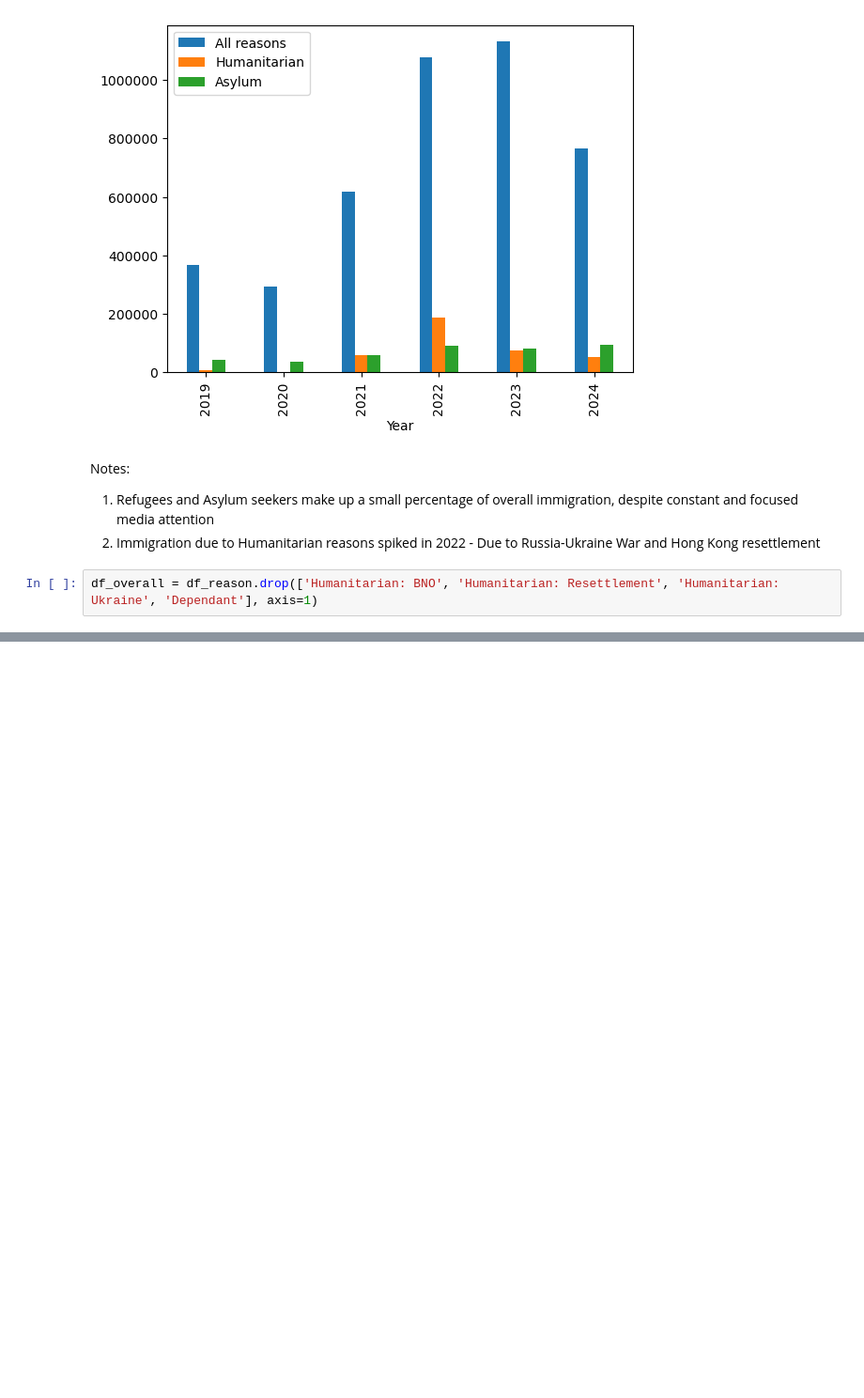
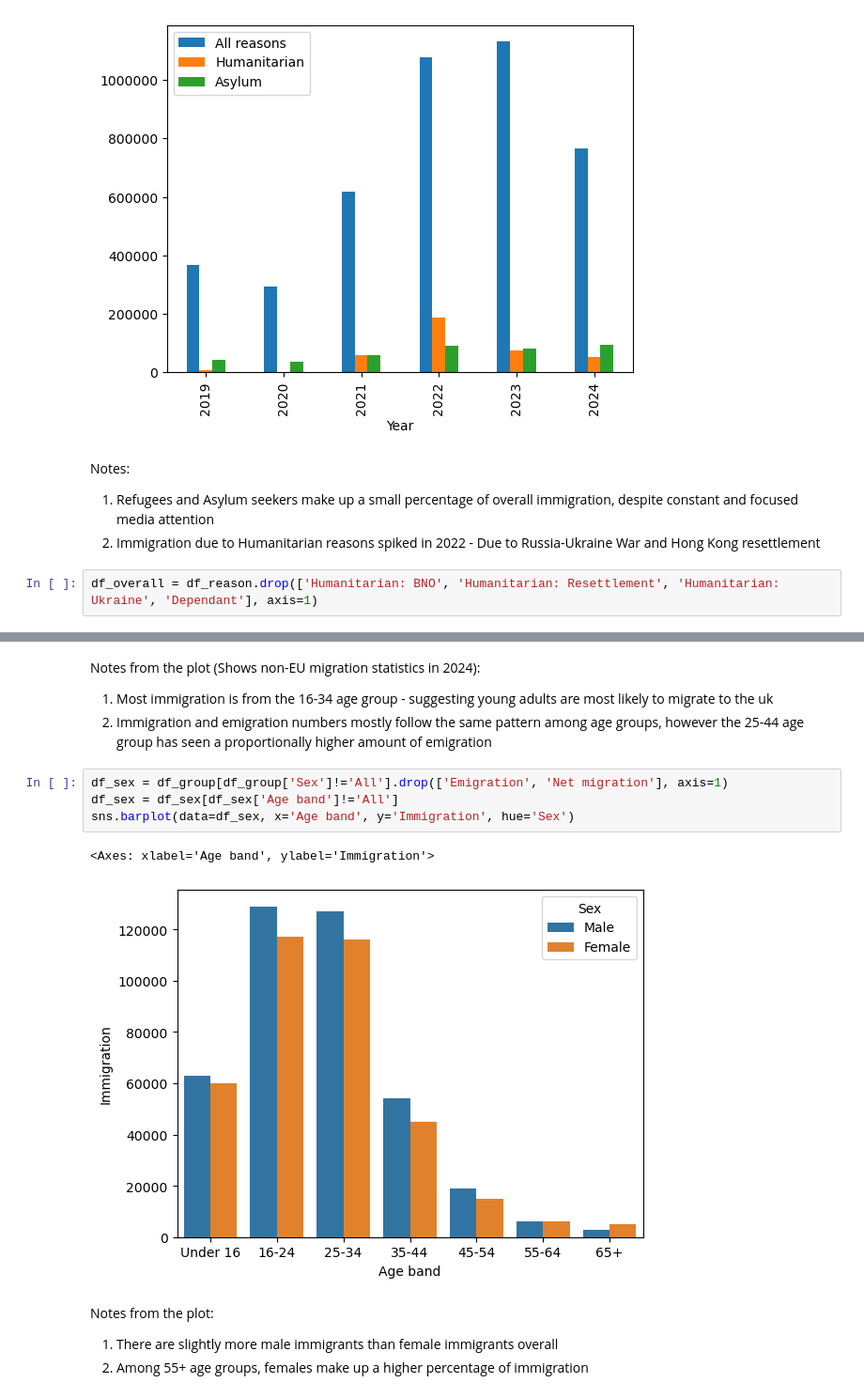
Before and after one commit to esencela/uk-immigration-data-analysis, a Jupyter notebook: notebooks/ltim-exploratory-data-analysis.ipynb, the cells around one changed output, grey strips where cells are left out. Shown at 94% size. Saved outputs shown, nothing was run; the diff lists cells and outputs as text; blank space fills up the shorter version.

```diff
--- a/notebooks/ltim-exploratory-data-analysis.ipynb
+++ b/notebooks/ltim-exploratory-data-analysis.ipynb
@@ -163,0 +189,15 @@ sns.histplot(data=df_overall, x="flipper_length_mm", hue="species", multiple="st
+# %% [markdown]
+Notes from the plot (Shows non-EU migration statistics in 2024):
+1. Most immigration is from the 16-34 age group - suggesting young adults are most likely to migrate to the uk
+2. Immigration and emigration numbers mostly follow the same pattern among age groups, however the 25-44 age group has seen a proportionally higher amount of emigration
+# %%
+df_sex = df_group[df_group['Sex']!='All'].drop(['Emigration', 'Net migration'], axis=1)
+df_sex = df_sex[df_sex['Age band']!='All']
+sns.barplot(data=df_sex, x='Age band', y='Immigration', hue='Sex')
+# %% [output]
+<Axes: xlabel='Age band', ylabel='Immigration'>
+[figure, added]
+# %% [markdown]
+Notes from the plot:
+1. There are slightly more male immigrants than female immigrants overall
+2. Among 55+ age groups, females make up a higher percentage of immigration
```
Also changed, not shown: parts of 3 cells of this notebook, 1 other file.
